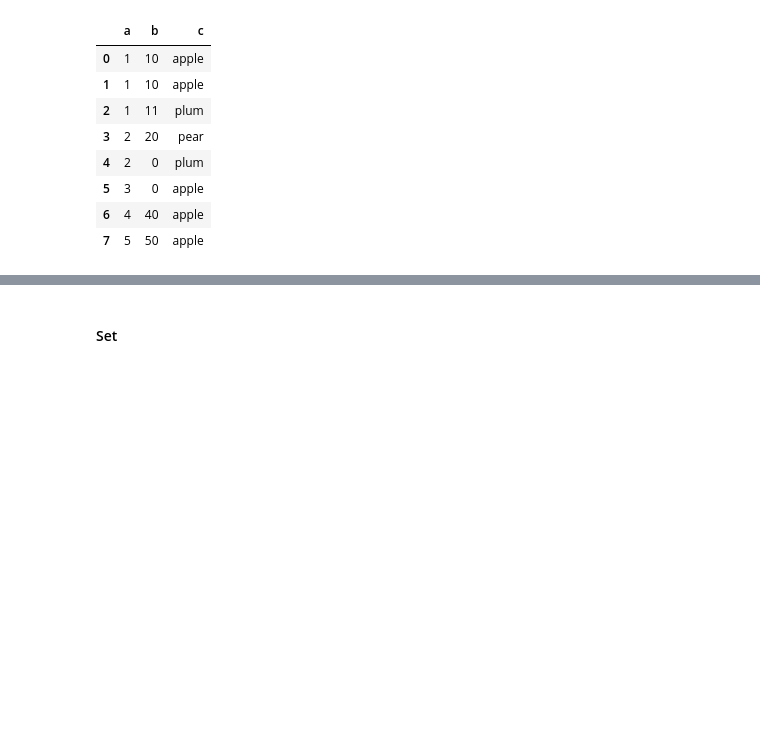
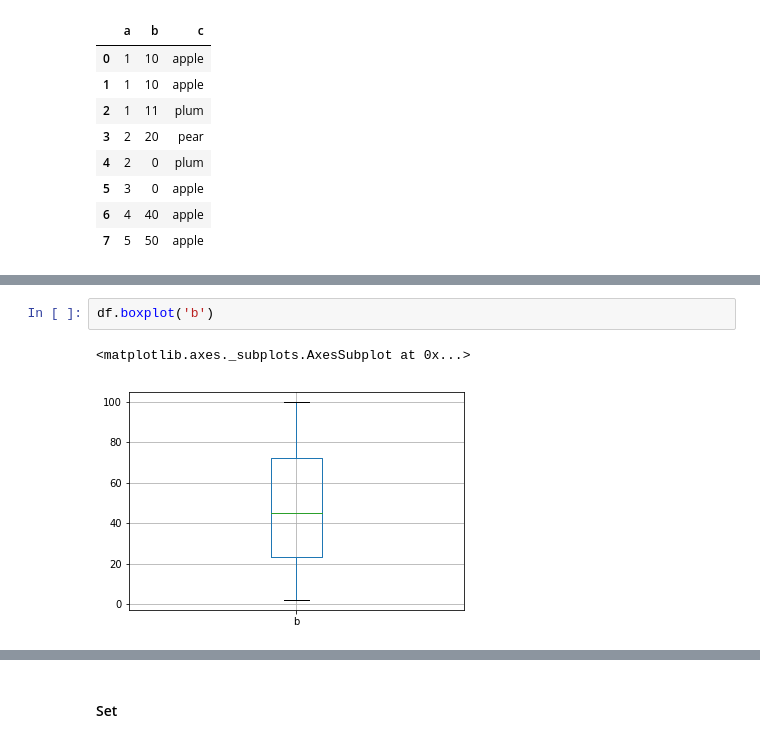
Before and after one commit to seszter/CEU_data_analysis_python, a Jupyter notebook: checking_data2/checking_data2.ipynb, the cells around one changed output, grey strips where cells are left out. Drawn from its saved outputs; the diff is of its cells as text; blank space fills up the shorter version.

```diff
--- a/checking_data2/checking_data2.ipynb
+++ b/checking_data2/checking_data2.ipynb
@@ -74,0 +392,5 @@ df[df['a']<df['b']]
+# %%
+df.boxplot('b')
+# %% [output]
+<matplotlib.axes._subplots.AxesSubplot at 0x...>
+[figure, added]
```
Also changed, not shown: parts of 106 cells of this notebook, 1 other file.
